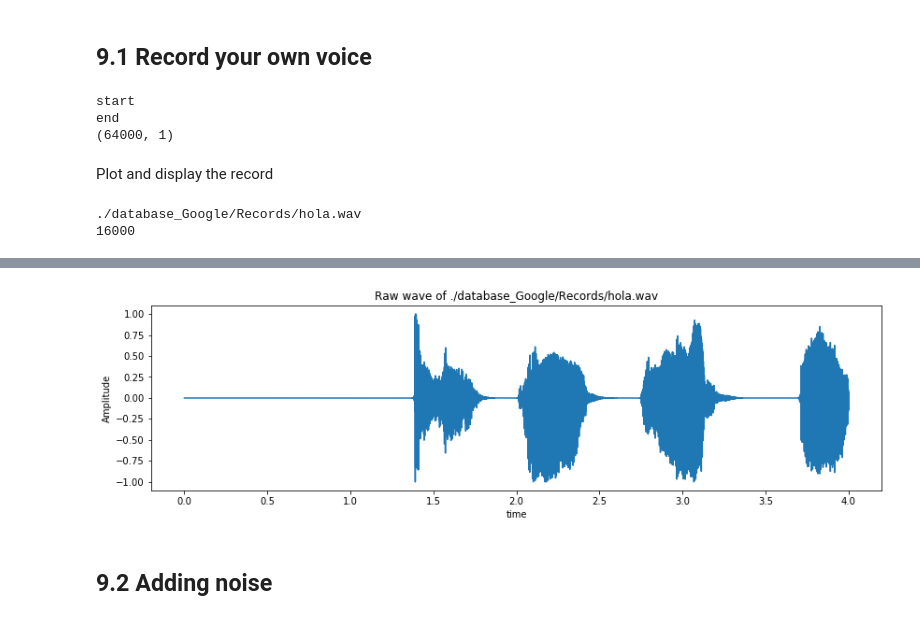
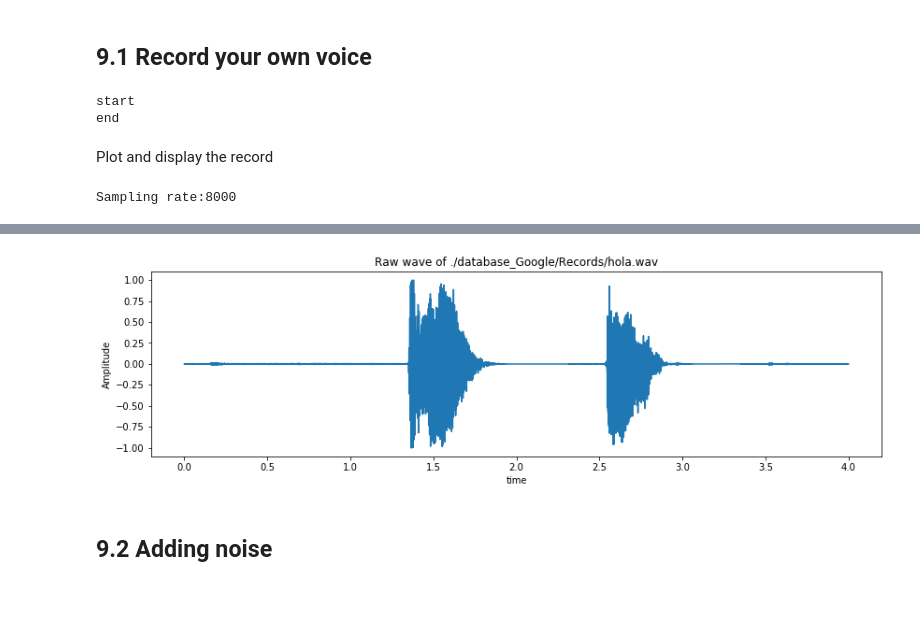
Before and after one commit to gmf2/Command-Speech-Recognition, a Jupyter notebook: Speech Recognition_Time.ipynb, the cells around one changed output, grey strips where cells are left out. Drawn from its saved outputs; the diff is of its cells as text; code cells hidden in the pictures.

```diff
--- a/Speech Recognition_Time.ipynb
+++ b/Speech Recognition_Time.ipynb
@@ -690,40 +664,36 @@ Text: bird
 # %% [markdown]
 ## 9.1 Record your own voice
 # %%
-samplerate = 16000
+samplerate = 8000
 duration = 4 # seconds
-filename = './database_Google/Records/hola.wav'
+filename = './database_Google/Records/new1.wav'
 print("start")
 mydata = sd.rec(int(samplerate * duration), samplerate=samplerate,
     channels=1, blocking=True)
 print
 print("end")
-print(mydata.shape)
 sd.wait()
 sf.write(filename, mydata, samplerate)
 # %% [output]
 start
 end
-(64000, 1)
 # %% [markdown]
 Plot and display the record
 # %%
 os.listdir(mainPath)
-print(dataRecord+'hola.wav')
-samples, sample_rate = librosa.load(dataRecord+'hola.wav', sr = samplerate)
-print(sample_rate)
+samples, sample_rate = librosa.load(dataRecord+'new1.wav', sr = samplerate)
+print('Sampling rate:{}'.format(sample_rate))
 fig = plt.figure(figsize=(14, 8))
 ax1 = fig.add_subplot(211)
 ax1.set_title('Raw wave of ' + './database_Google/Records/hola.wav')
 ax1.set_xlabel('time')
 ax1.set_ylabel('Amplitude')
 ax1.plot(np.linspace(0, len(samples)/sample_rate, len(samples)), samples)
 ipd.Audio(samples,rate=samplerate)
 # %% [output]
-./database_Google/Records/hola.wav
-16000
+Sampling rate:8000
 [interactive output not drawn]
-[figure, old version]
+[figure, new version]
 # %% [markdown]
 ## 9.2 Adding noise
 # %%
```
Also changed, not shown: parts of 26 cells of this notebook, 5 other files.
